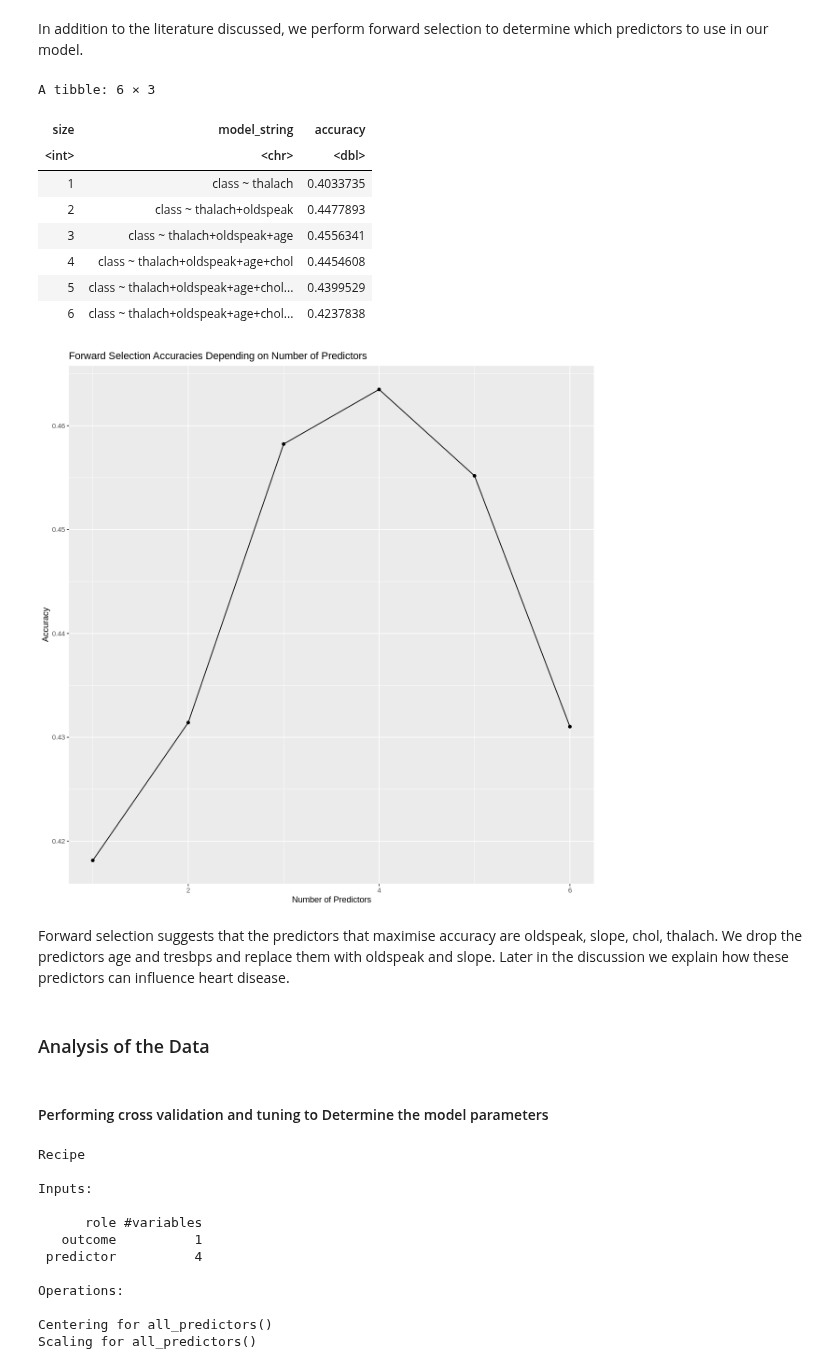
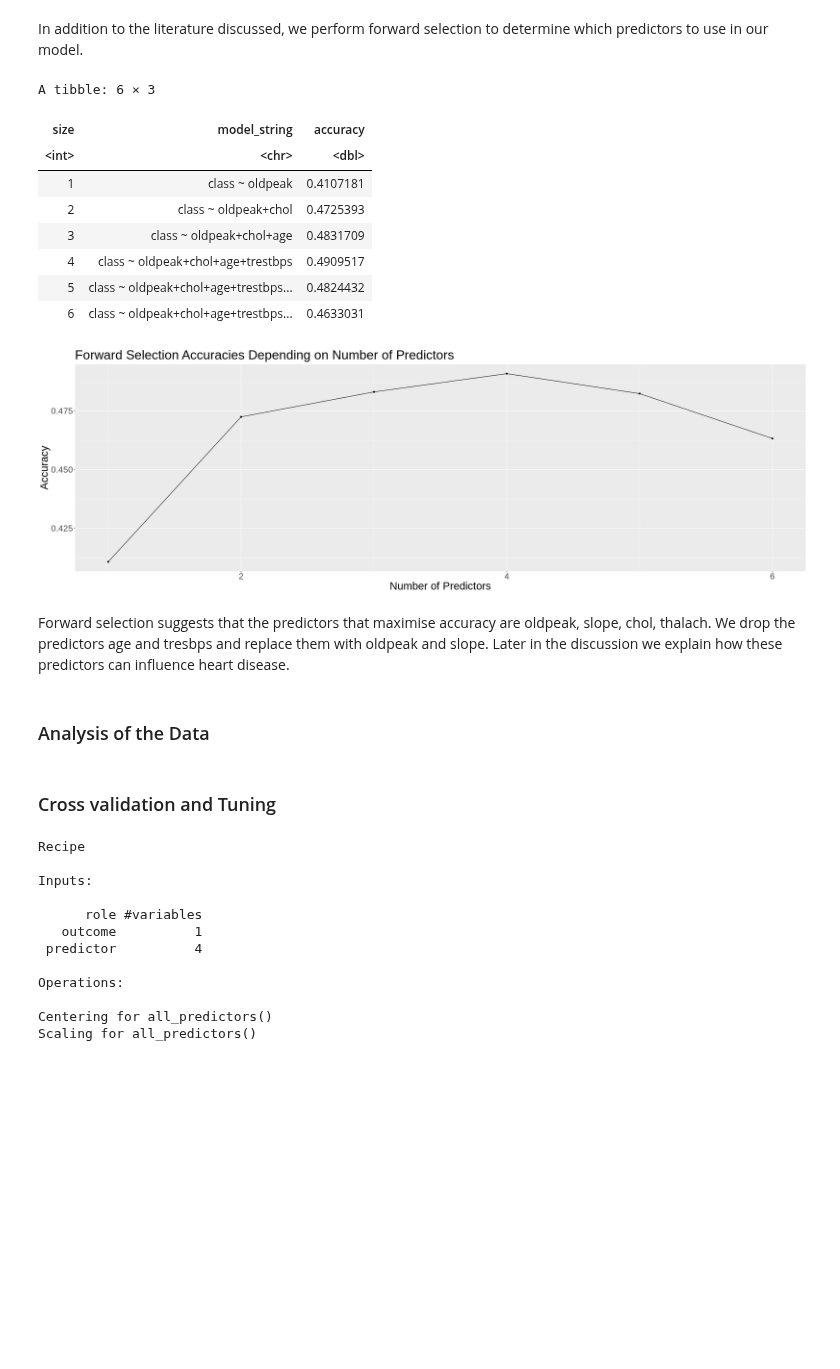
Before and after one commit to sachit-sharma/dsci-100-group-project-group53, a Jupyter notebook: project_report.ipynb, the cells around one changed output. Cells and saved outputs as stored; diff of their text form; code cells hidden in the pictures; blank space fills up the shorter version.

```diff
--- a/project_report.ipynb
+++ b/project_report.ipynb
@@ -44,29 +62,19 @@ set.seed(1234)
 
 #URl of the raw clevland.data file
 url <- "https://raw.githubusercontent.com/sachit-sharma/dsci-100-group-project-group53/main/processed.cleveland.data"
-column_names <- c("age", "sex", "cp", "trestbps", "chol", "fbs", "restecg", "thalach", "exang", "oldspeak", "slope", "ca", "thal", "num")
+column_names <- c("age", "sex", "cp", "trestbps", "chol", "fbs", "restecg", "thalach", "exang", "oldpeak", "slope", "ca", "thal", "num")
 
 heart_disease_data <- read_csv(url, col_names = column_names) |>
                        mutate (sex = as.factor(sex),
-                              thal = as.factor(thal),
-                              num = as.factor(num),
-                              cp = as.factor(cp),
-                              fbs = as.factor(fbs),
-                              restecg = as.factor(restecg),
-                              exang = as.factor(exang),
-                              ca = as.factor(ca),
-                              slope = as.numeric(slope),
-                               trestbps = as.numeric(trestbps),
-                               chol = as.numeric(trestbps),
-                               oldspeak = as.numeric(oldspeak),
-                               thalach = as.numeric(thalach))|>
+                               num = as.factor(num),
+                               across(cp:thal, as.numeric)) |>
                                rename(class = num)
 #Changing all ? to NA
 heart_disease_data[ heart_disease_data == "?"] <- NA
 
-#Removing all nas for the predictors
+#Removing all nas from numerical columns
 heart_disease_data <- heart_disease_data |>
-                      filter(!is.na(age), !is.na(thalach), !is.na(chol), !is.na(trestbps), !is.na(oldspeak), !is.na(slope))
+                      filter(!is.na(age), !is.na(thalach), !is.na(chol), !is.na(trestbps), !is.na(oldpeak), !is.na(slope))
 
 head(heart_disease_data)
 # %% [output]
@@ -272,7 +298,7 @@ library(tidymodels)
 # #Creating the column names
 
 heart_disease_select <- heart_disease_train |>
-                        select(age, chol, thalach, slope, oldspeak, trestbps, class)
+                        select(age, chol, thalach, slope, oldpeak, trestbps, class)
 
 names <- colnames(heart_disease_select |> select(-class))
 
@@ -340,29 +366,30 @@ accuracies
 A tibble: 6 × 3
 | size | model_string | accuracy |
 | <int> | <chr> | <dbl> |
-| 1 | class ~ thalach | 0.4033735 |
-| 2 | class ~ thalach+oldspeak | 0.4477893 |
-| 3 | class ~ thalach+oldspeak+age | 0.4556341 |
-| 4 | class ~ thalach+oldspeak+age+chol | 0.4454608 |
-| 5 | class ~ thalach+oldspeak+age+chol... | 0.4399529 |
-| 6 | class ~ thalach+oldspeak+age+chol... | 0.4237838 |
+| 1 | class ~ oldpeak | 0.4107181 |
+| 2 | class ~ oldpeak+chol | 0.4725393 |
+| 3 | class ~ oldpeak+chol+age | 0.4831709 |
+| 4 | class ~ oldpeak+chol+age+trestbps | 0.4909517 |
+| 5 | class ~ oldpeak+chol+age+trestbps... | 0.4824432 |
+| 6 | class ~ oldpeak+chol+age+trestbps... | 0.4633031 |
 # %%
 fs_plot <- accuracies |>
 ggplot(aes(x = size, y = accuracy)) +
 geom_point() +
 geom_line() +
 labs(x = "Number of Predictors", y = "Accuracy") +
-ggtitle ("Forward Selection Accuracies Depending on Number of Predictors")
+ggtitle ("Forward Selection Accuracies Depending on Number of Predictors") +
+theme(text = element_text(size = 25))
 
 fs_plot
 # %% [output]
-[figure, old version]
+[figure, new version]
 # %% [markdown]
-Forward selection suggests that the predictors that maximise accuracy are oldspeak, slope, chol, thalach. We drop the predictors age and tresbps and replace them with oldspeak and slope. Later in the discussion we explain how these predictors can influence heart disease.
+Forward selection suggests that the predictors that maximise accuracy are oldpeak, slope, chol, thalach. We drop the predictors age and tresbps and replace them with oldpeak and slope. Later in the discussion we explain how these predictors can influence heart disease.
 # %% [markdown]
 ### Analysis of the Data
 # %% [markdown]
-#### Performing cross validation and tuning to Determine the model parameters
+### Cross validation and Tuning
 # %%
 
 #Creating 5 folds for cross validations
```
Also changed, not shown: parts of 31 cells of this notebook.
